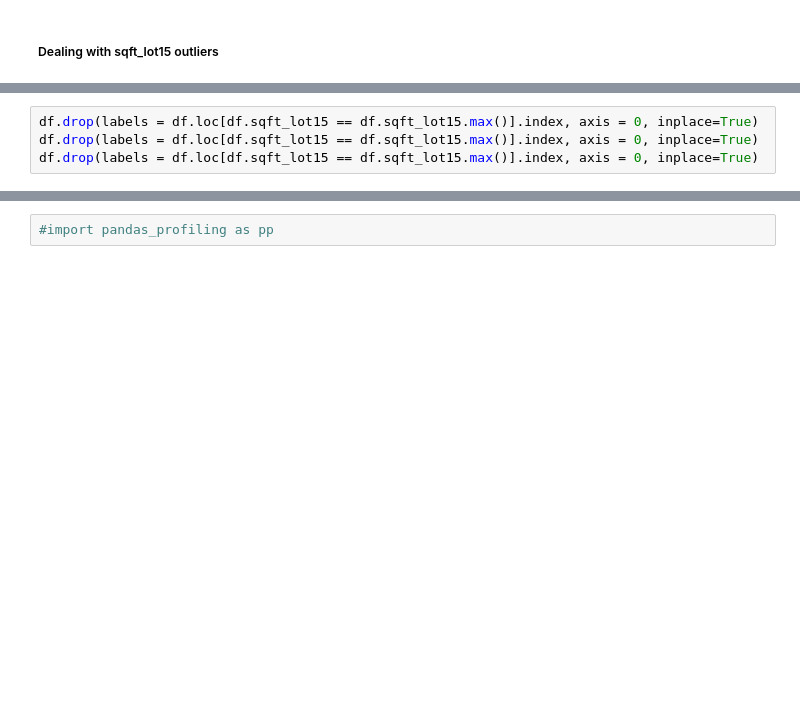
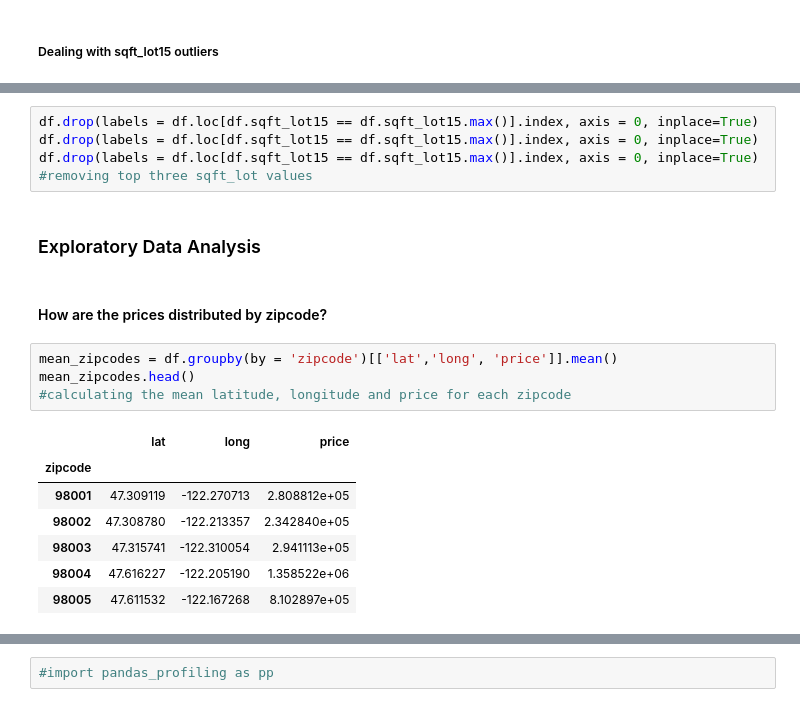
Before and after one commit to inesa-lisnic/flatiron-mod_1, a Jupyter notebook: data_cleaning.ipynb, the cells around one changed output, grey strips where cells are left out. Saved outputs shown, nothing was run; the diff lists cells and outputs as text; blank space fills up the shorter version.

```diff
--- a/data_cleaning.ipynb
+++ b/data_cleaning.ipynb
@@ -223,3 +244,20 @@ pd.DataFrame(df[['sqft_lot15']]).sort_values(by = 'sqft_lot15', ascending= False
 df.drop(labels = df.loc[df.sqft_lot15 == df.sqft_lot15.max()].index, axis = 0, inplace=True)
 df.drop(labels = df.loc[df.sqft_lot15 == df.sqft_lot15.max()].index, axis = 0, inplace=True)
 df.drop(labels = df.loc[df.sqft_lot15 == df.sqft_lot15.max()].index, axis = 0, inplace=True)
+#removing top three sqft_lot values
+# %% [markdown]
+### Exploratory Data Analysis
+# %% [markdown]
+#### How are the prices distributed by zipcode?
+# %%
+mean_zipcodes = df.groupby(by = 'zipcode')[['lat','long', 'price']].mean()
+mean_zipcodes.head()
+#calculating the mean latitude, longitude and price for each zipcode
+# %% [output]
+|  | lat | long | price |
+| zipcode |  |  |  |
+| 98001 | 47.309119 | -122.270713 | 2.808812e+05 |
+| 98002 | 47.308780 | -122.213357 | 2.342840e+05 |
+| 98003 | 47.315741 | -122.310054 | 2.941113e+05 |
+| 98004 | 47.616227 | -122.205190 | 1.358522e+06 |
+| 98005 | 47.611532 | -122.167268 | 8.102897e+05 |
```
Also changed, not shown: parts of 50 cells of this notebook.
